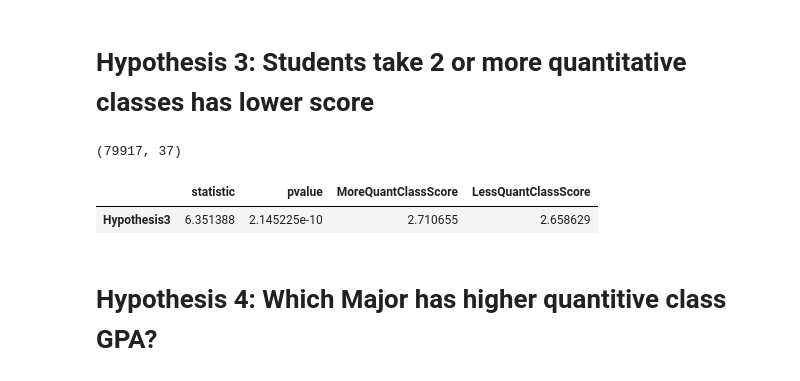
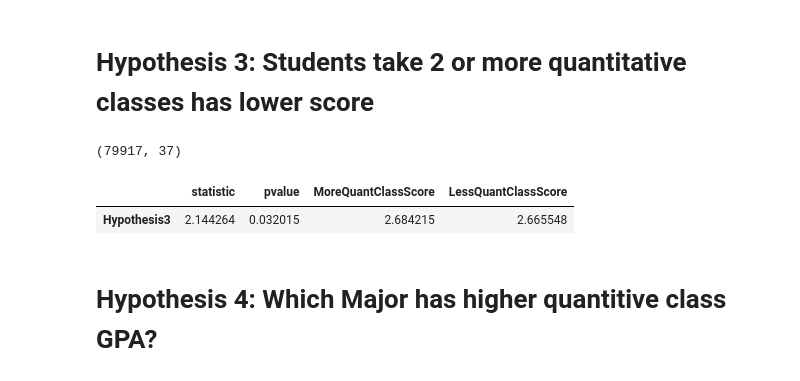
Before and after one commit to coolcottontail/research, a Jupyter notebook: research.ipynb, the cells around one changed output. Cells and saved outputs as stored; diff of their text form; code cells hidden in the pictures.

```diff
--- a/research.ipynb
+++ b/research.ipynb
@@ -237,34 +237,34 @@ results_df
 # %% [markdown]
 # Hypothesis 3: Students take 2 or more quantitative classes has lower score
 # %%
-quantitativeList = ['FIN 300', 'I S 310', 'I S 301']
+quantitativeList = ['FIN 300', 'I S 300', 'I S 310']
 df_ttest["quantitative"] = df_ttest['lesson'].apply(lambda x: 1 if x in quantitativeList else  0)
 #df_ttest.head(10)
 
 df2 = df_ttest.groupby(['EMPLID', 'CTERM_TERM_LDESC'])['quantitative'].sum().reset_index().rename(columns={'quantitative':'sum_quantitative'})
 df_hyp3 = df_ttest.merge(df2, on = ['EMPLID','CTERM_TERM_LDESC'], how ='left')
 
 #print(df_ttest.shape)
 print(df_quant.shape)
 
 def run_ttest_on_quant():
     group1 = df_hyp3[ df_hyp3["sum_quantitative"] >= 2 ]
     group2 = df_hyp3[ df_hyp3["sum_quantitative"] <  2 ]
 
     return scipy.stats.ttest_ind(group1['score'], group2['score']), (group1["score"].mean(), group2["score"].mean())
 
 t_test_results = {}
 scores = {}
 t_test_results["Hypothesis3"], scores["Hypothesis3"] = run_ttest_on_quant()
 results_df = pd.DataFrame.from_dict(t_test_results, orient='Index')
 scores_df = pd.DataFrame.from_dict(scores, orient='Index')
 results_df['MoreQuantClassScore'] = scores_df[0].to_numpy()
 results_df['LessQuantClassScore'] = scores_df[1].to_numpy()
 results_df
 # %% [output]
 (79917, 37)
 |  | statistic | pvalue | MoreQuantClassScore | LessQuantClassScore |
-| Hypothesis3 | 6.351388 | 2.145225e-10 | 2.710655 | 2.658629 |
+| Hypothesis3 | 2.144264 | 0.032015 | 2.684215 | 2.665548 |
 # %% [markdown]
 # Hypothesis 4: Which Major has higher quantitive class GPA?
 # %%
```
